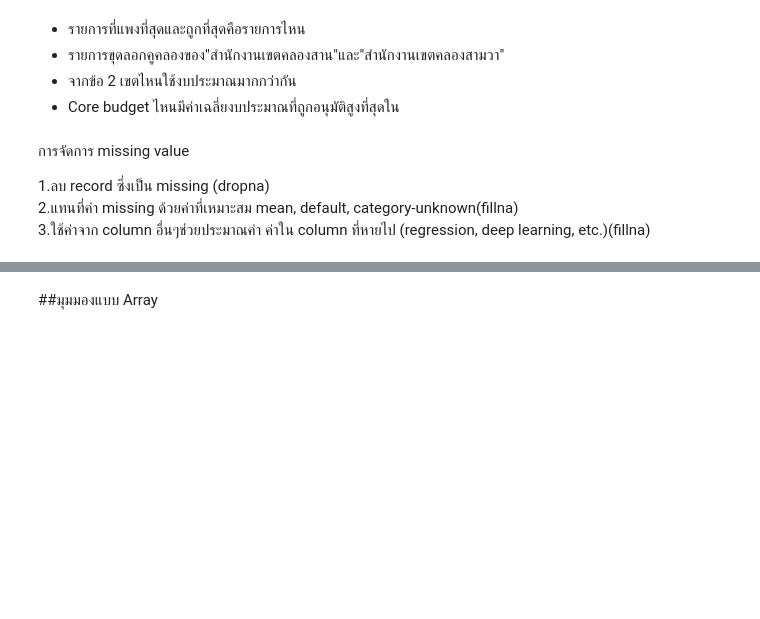
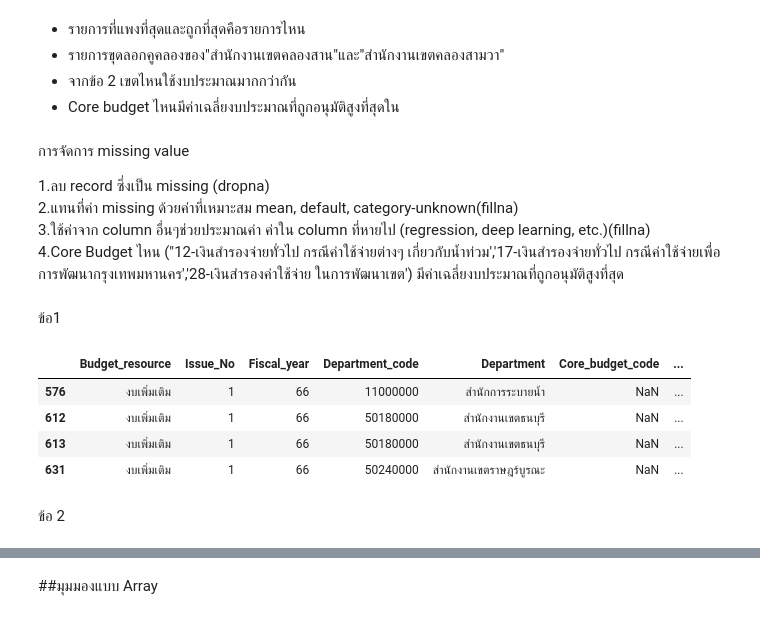
Before and after one commit to Wipada6430205202/python_dataviz2023, a Jupyter notebook: pandas101.ipynb, the cells around one changed output, grey strips where cells are left out. Saved outputs shown, nothing was run; the diff lists cells and outputs as text; code cells hidden in the pictures; blank space fills up the shorter version.

```diff
--- a/pandas101.ipynb
+++ b/pandas101.ipynb
@@ -14,7 +14,7 @@ Mounted at /content/drive
 # %% [markdown]
 #การจัดการข้อมูล
 # %%
-data1 = pd.read_csv('/content/csv (1).csv')
+data1 = pd.read_csv('/content/drive/MyDrive/DataViz2023/csv.csv')
 data1.head()
 # %% [output]
 |  | Budget_resource | Issue_No | Fiscal_year | Department_code | Department | Core_budget_code | ... |
@@ -122,4 +122,22 @@ True
 
 1.ลบ record ซึ่งเป็น missing (dropna)\
 2.แทนที่ค่า missing ด้วยค่าที่เหมาะสม mean, default, category-unknown(fillna)\
-3.ใช้ค่าจาก column อื่นๆช่วยประมาณค่า ค่าใน column ที่หายไป (regression, deep learning, etc.)(fillna)
+3.ใช้ค่าจาก column อื่นๆช่วยประมาณค่า ค่าใน column ที่หายไป (regression, deep learning, etc.)(fillna)\
+4.Core Budget ไหน ("12-เงินสำรองจ่ายทั่วไป กรณีค่าใช้จ่ายต่างๆ เกี่ยวกับน้ำท่วม','17-เงินสำรองจ่ายทั่วไป กรณีค่าใช้จ่ายเพื่อการพัฒนากรุงเทพมหานคร','28-เงินสำรองค่าใช้จ่าย ในการพัฒนาเขต') มีค่าเฉลี่ยงบประมาณที่ถูกอนุมัติสูงที่สุด
+# %% [markdown]
+ข้อ1
+# %%
+data1_max = data1['Approved_buget'].max()
+# %%
+data1_min = data1['Approved_buget'].min()
+# %%
+
+data1[(data1['Approved_buget'] == data1_max) | (data1['Approved_buget'] == data1_min)]
+# %% [output]
+|  | Budget_resource | Issue_No | Fiscal_year | Department_code | Department | Core_budget_code | ... |
+| 576 | งบเพิ่มเติม | 1 | 66 | 11000000 | สำนักการระบายน้ำ | NaN | ... |
+| 612 | งบเพิ่มเติม | 1 | 66 | 50180000 | สำนักงานเขตธนบุรี | NaN | ... |
+| 613 | งบเพิ่มเติม | 1 | 66 | 50180000 | สำนักงานเขตธนบุรี | NaN | ... |
+| 631 | งบเพิ่มเติม | 1 | 66 | 50240000 | สำนักงานเขตราษฎร์บูรณะ | NaN | ... |
+# %% [markdown]
+ข้อ 2
```
Also changed, not shown: parts of 11 cells of this notebook.
